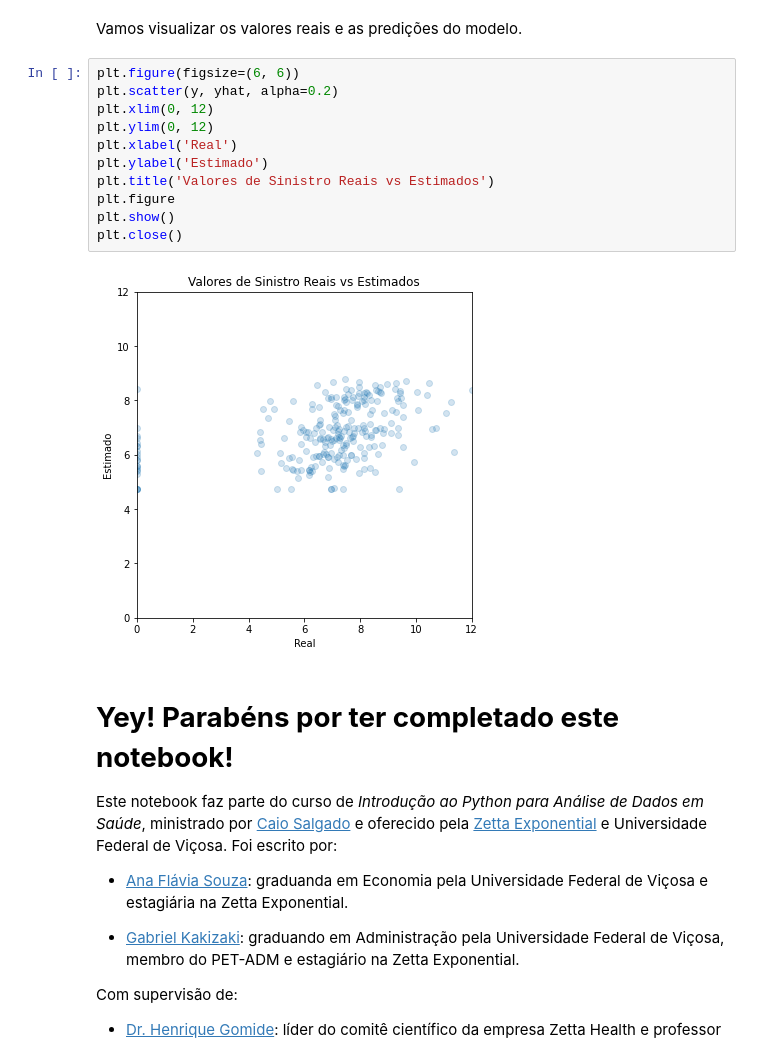
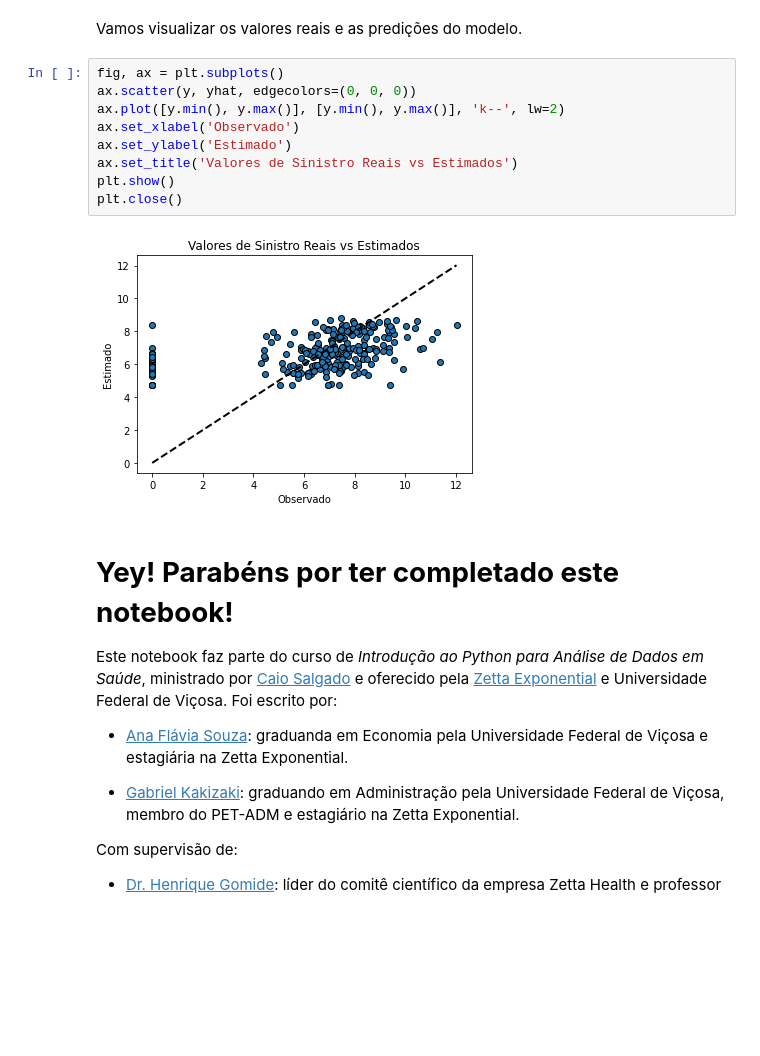
Before and after one commit to zetta-academy/exp-curso-python-saude, a Jupyter notebook: PySaude_03_python_analise_exploratoria_de_dados.ipynb, the cells around one changed output. Saved outputs shown, nothing was run; the diff lists cells and outputs as text; blank space fills up the shorter version.

Commit message:
updated visualizations in eda notebook

```diff
--- a/PySaude_03_python_analise_exploratoria_de_dados.ipynb
+++ b/PySaude_03_python_analise_exploratoria_de_dados.ipynb
@@ -545,19 +523,17 @@ print(f'R²: {lm.score(X, y):.2f}')
 R²: 0.18
 # %% [markdown]
 Vamos visualizar os valores reais e as predições do modelo.
-# %%
-plt.figure(figsize=(6, 6))
-plt.scatter(y, yhat, alpha=0.2)
-plt.xlim(0, 12)
-plt.ylim(0, 12)
-plt.xlabel('Real')
-plt.ylabel('Estimado')
-plt.title('Valores de Sinistro Reais vs Estimados')
-plt.figure
-plt.show()
-plt.close()
-# %% [output]
-[figure, removed]
+# %%
+fig, ax = plt.subplots()
+ax.scatter(y, yhat, edgecolors=(0, 0, 0))
+ax.plot([y.min(), y.max()], [y.min(), y.max()], 'k--', lw=2)
+ax.set_xlabel('Observado')
+ax.set_ylabel('Estimado')
+ax.set_title('Valores de Sinistro Reais vs Estimados')
+plt.show()
+plt.close()
+# %% [output]
+[figure, added]
 # %% [markdown]
 # **Yey! Parabéns por ter completado este notebook!**
 
```
Also changed, not shown: parts of 3 cells of this notebook.
